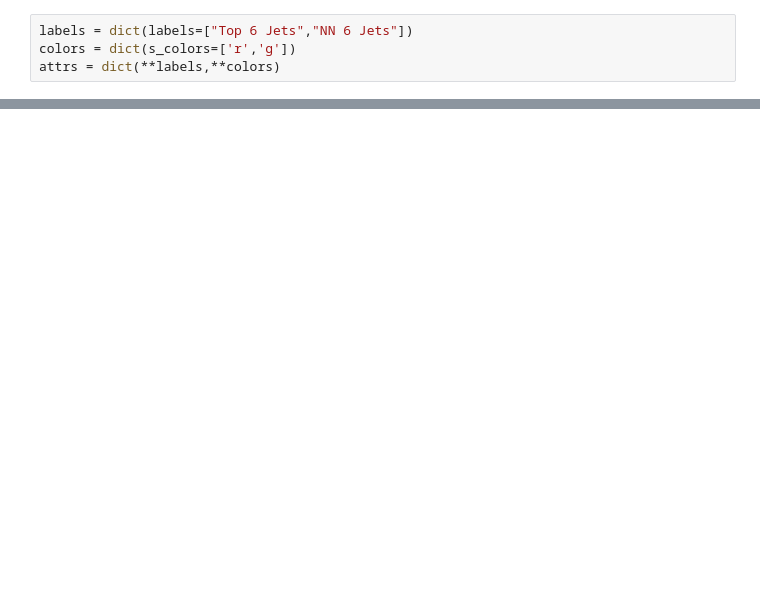
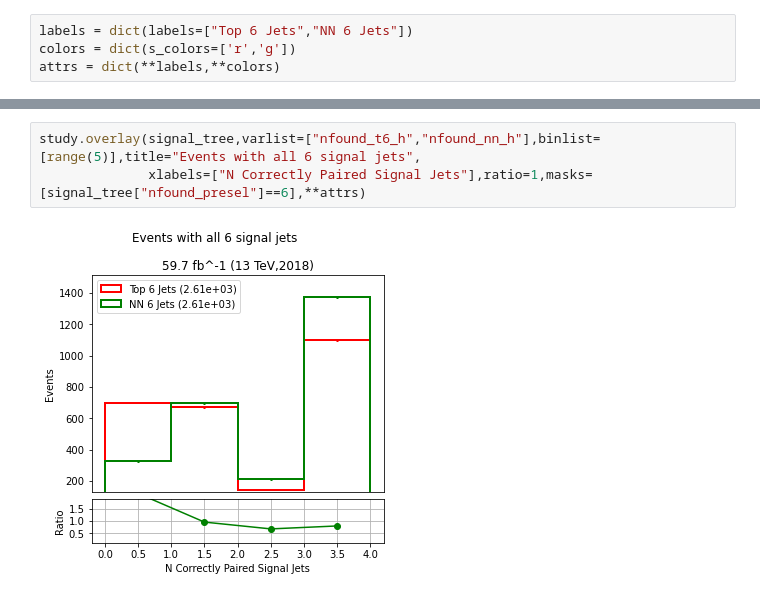
Before and after one commit to srosenzweig09/analysis, a Jupyter notebook: jupyter/nn_efficiency.ipynb, the cells around one changed output, grey strips where cells are left out. Cells and saved outputs as stored; diff of their text form; blank space fills up the shorter version.

```diff
--- a/jupyter/nn_efficiency.ipynb
+++ b/jupyter/nn_efficiency.ipynb
@@ -148,0 +52,5 @@ TypeError: type object got multiple values for keyword argument 's_colors'
+# %%
+study.overlay(signal_tree,varlist=["nfound_t6_h","nfound_nn_h"],binlist=[range(5)],title="Events with all 6 signal jets",
+              xlabels=["N Correctly Paired Signal Jets"],ratio=1,masks=[signal_tree["nfound_presel"]==6],**attrs)
+# %% [output]
+[figure, added]
```
Also changed, not shown: parts of 22 cells of this notebook, 1 other file.
